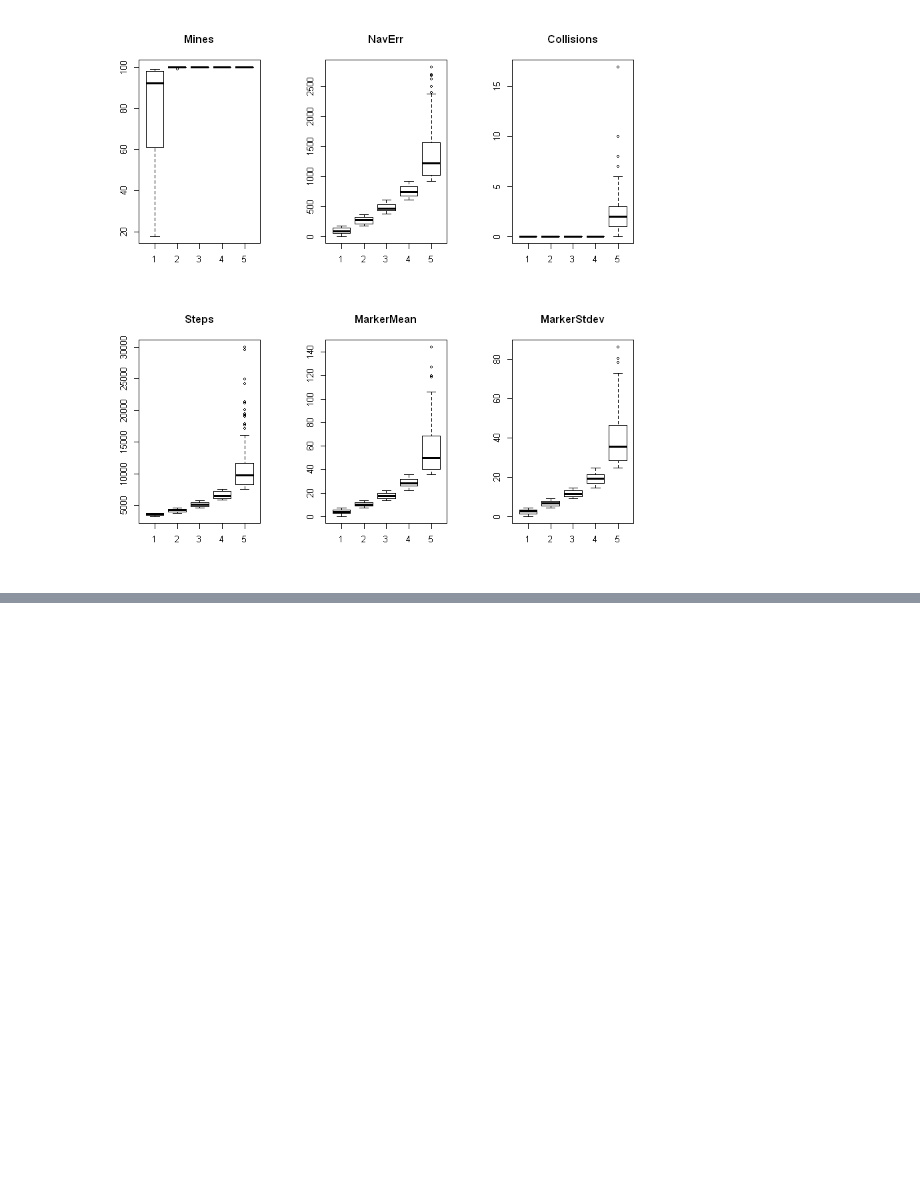
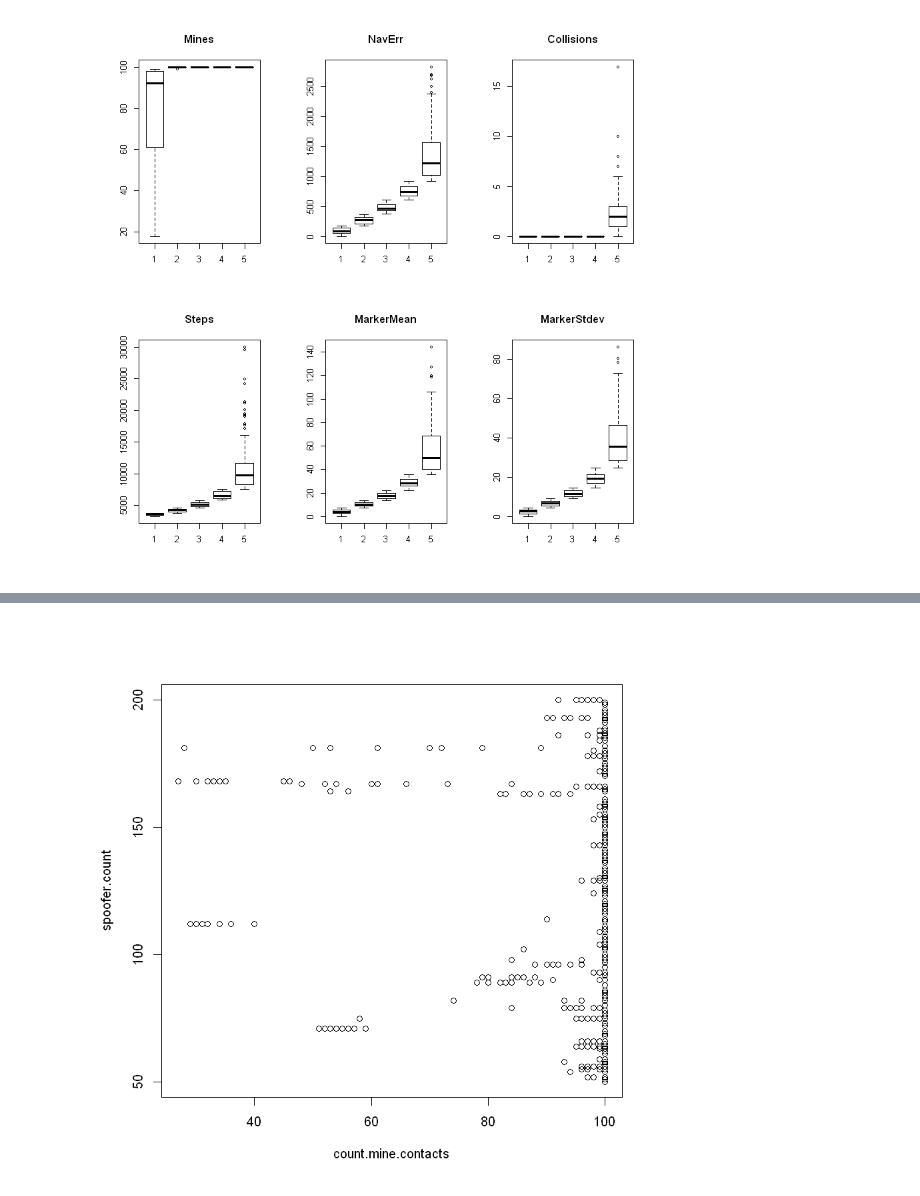
Before and after one commit to paulopperman/cuuv, a Jupyter notebook: experiments/cUUV Simulation Analysis.ipynb, the cells around one changed output, grey strips where cells are left out. Cells and saved outputs as stored; diff of their text form; code cells hidden in the pictures; blank space fills up the shorter version.

```diff
--- a/experiments/cUUV Simulation Analysis.ipynb
+++ b/experiments/cUUV Simulation Analysis.ipynb
@@ -113,0 +145,4 @@ boxplot(marker.std.dev~marker.std.quintile, data=data.baseline.quintiles, main='
+# %%
+plot(spoofer.count ~ count.mine.contacts, data=data.spoofer)
+# %% [output]
+[figure, added]
```
Also changed, not shown: parts of 16 cells of this notebook, 10 other files.
